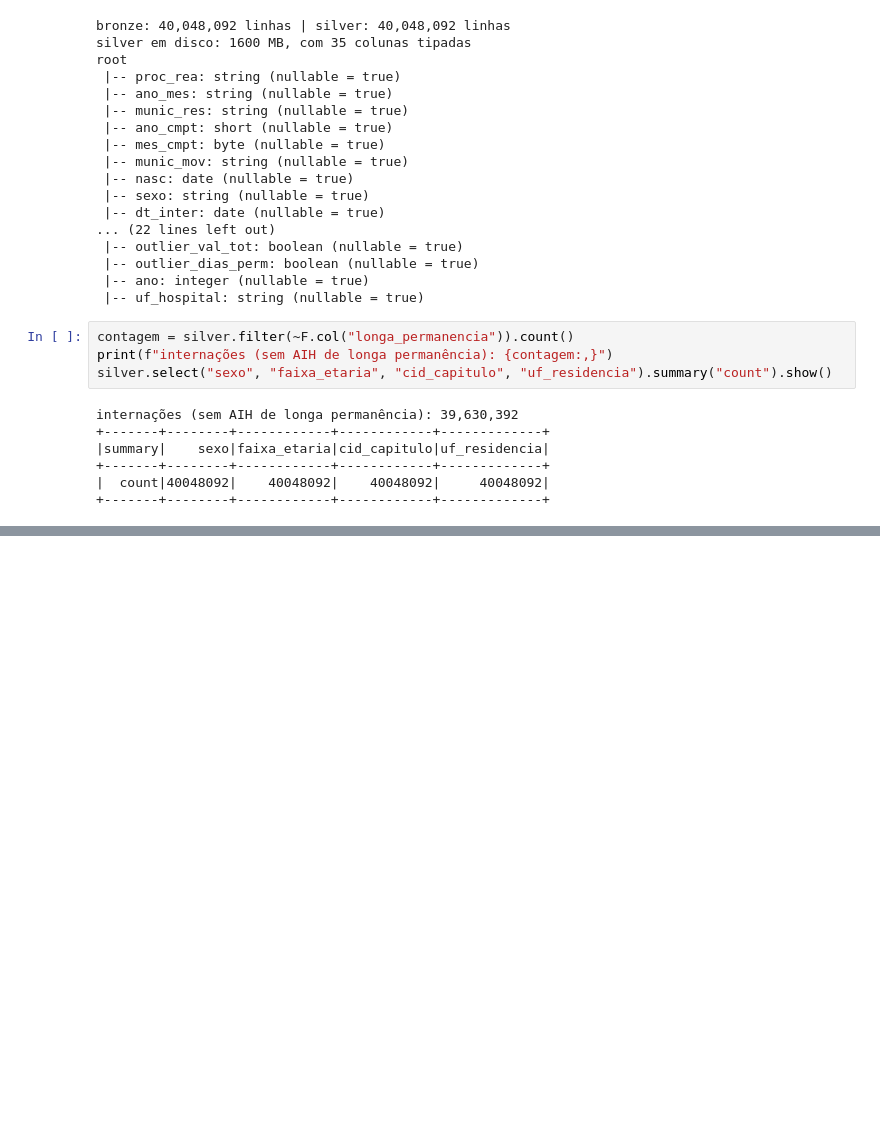
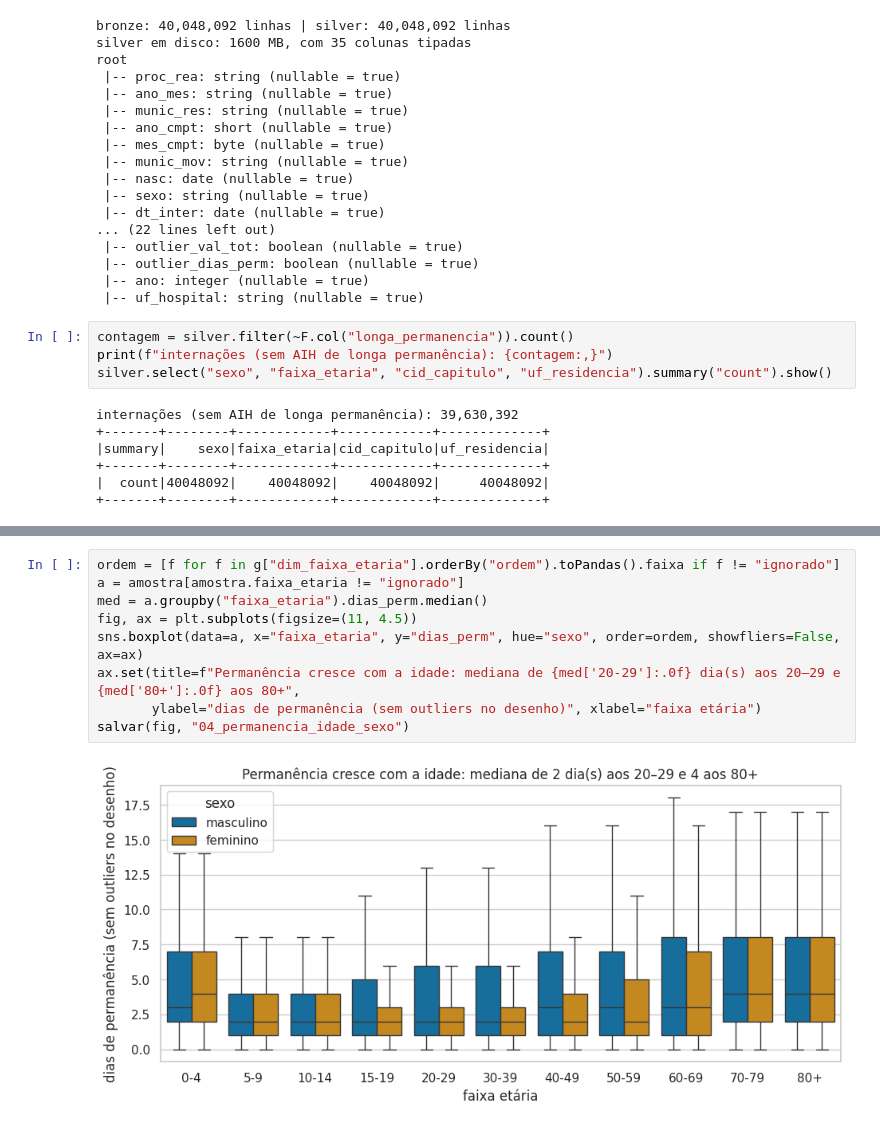
Before and after one commit to Edryck/sih-sus-pipeline-big-data, a Jupyter notebook: notebooks/projeto_final.ipynb, the cells around one changed output, grey strips where cells are left out. Cells and saved outputs as stored; diff of their text form; blank space fills up the shorter version.

```diff
--- a/notebooks/projeto_final.ipynb
+++ b/notebooks/projeto_final.ipynb
@@ -767,0 +832,11 @@ internações (sem AIH de longa permanência): 39,630,392
+# %%
+ordem = [f for f in g["dim_faixa_etaria"].orderBy("ordem").toPandas().faixa if f != "ignorado"]
+a = amostra[amostra.faixa_etaria != "ignorado"]
+med = a.groupby("faixa_etaria").dias_perm.median()
+fig, ax = plt.subplots(figsize=(11, 4.5))
+sns.boxplot(data=a, x="faixa_etaria", y="dias_perm", hue="sexo", order=ordem, showfliers=False, ax=ax)
+ax.set(title=f"Permanência cresce com a idade: mediana de {med['20-29']:.0f} dia(s) aos 20–29 e {med['80+']:.0f} aos 80+",
+       ylabel="dias de permanência (sem outliers no desenho)", xlabel="faixa etária")
+salvar(fig, "04_permanencia_idade_sexo")
+# %% [output]
+[figure, added]
```
Also changed, not shown: parts of 14 cells of this notebook, 17 other files.
